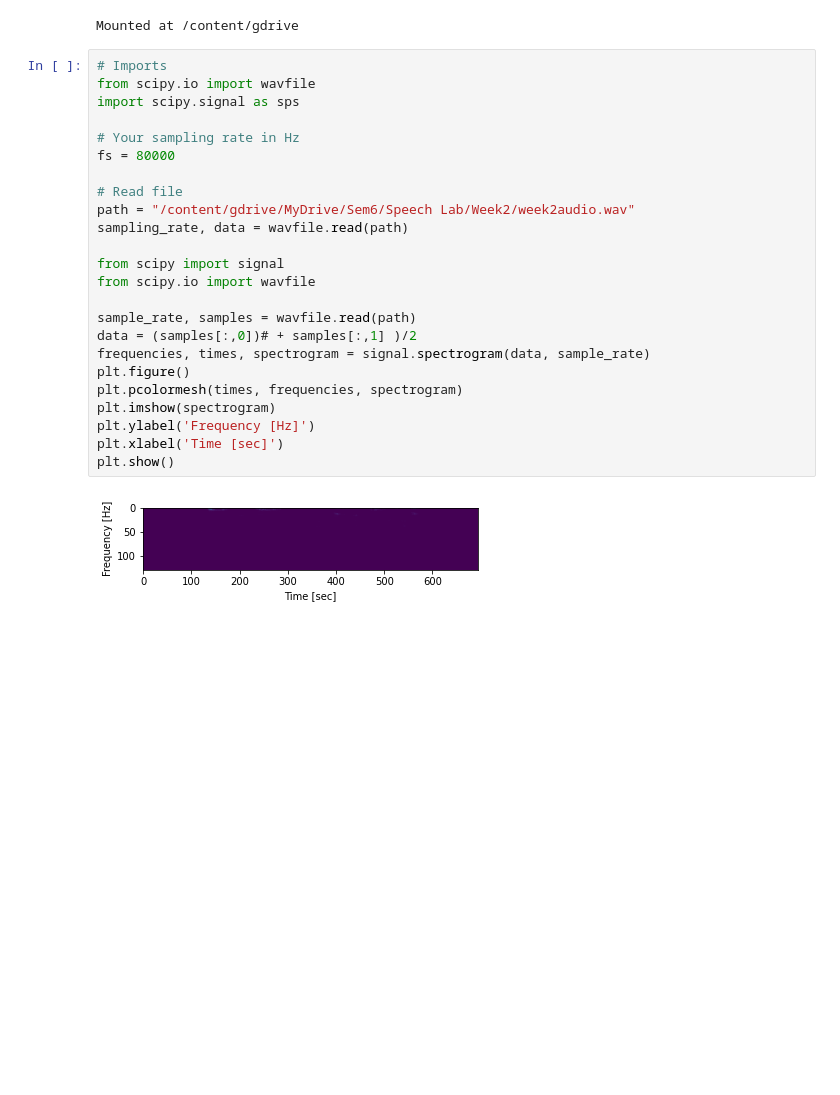
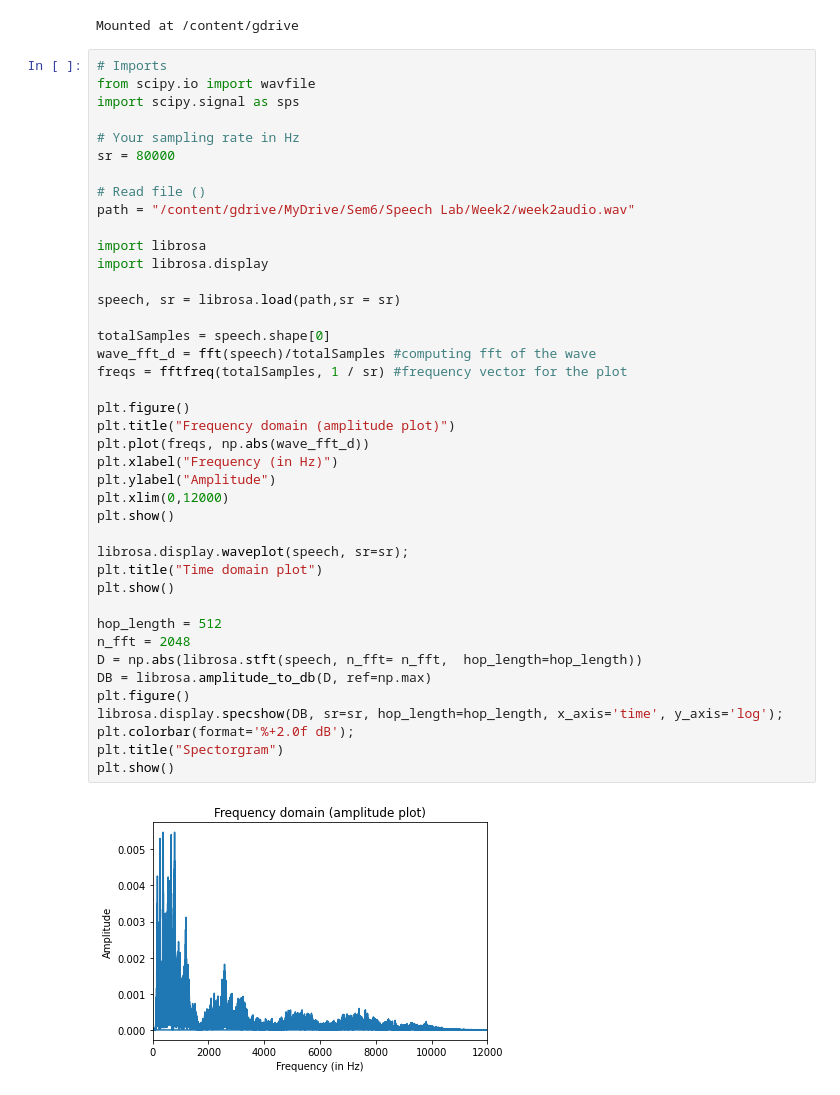
Before and after one commit to swakath/Speech_Lab, a Jupyter notebook: Week-2/Lab2.ipynb, the cells around one changed output. Saved outputs shown, nothing was run; the diff lists cells and outputs as text; blank space fills up the shorter version.

Commit message:
Week2 Update
PartD completed

```diff
--- a/Week-2/Lab2.ipynb
+++ b/Week-2/Lab2.ipynb
@@ -258,29 +258,46 @@ from google.colab import drive
 drive.mount('/content/gdrive')
 # %% [output]
 Mounted at /content/gdrive
-# %%
-# Imports
-from scipy.io import wavfile
-import scipy.signal as sps
-
-# Your sampling rate in Hz
-fs = 80000
-
-# Read file
-path = "/content/gdrive/MyDrive/Sem6/Speech Lab/Week2/week2audio.wav"
-sampling_rate, data = wavfile.read(path)
-
-from scipy import signal
-from scipy.io import wavfile
-
-sample_rate, samples = wavfile.read(path)
-data = (samples[:,0])# + samples[:,1] )/2
-frequencies, times, spectrogram = signal.spectrogram(data, sample_rate)
-plt.figure()
-plt.pcolormesh(times, frequencies, spectrogram)
-plt.imshow(spectrogram)
-plt.ylabel('Frequency [Hz]')
-plt.xlabel('Time [sec]')
-plt.show()
-# %% [output]
-[figure, removed]
+# %%
+# Imports
+from scipy.io import wavfile
+import scipy.signal as sps
+
+# Your sampling rate in Hz
+sr = 80000
+
+# Read file ()
+path = "/content/gdrive/MyDrive/Sem6/Speech Lab/Week2/week2audio.wav"
+
+import librosa
+import librosa.display
+
+speech, sr = librosa.load(path,sr = sr)
+
+totalSamples = speech.shape[0]
+wave_fft_d = fft(speech)/totalSamples #computing fft of the wave
+freqs = fftfreq(totalSamples, 1 / sr) #frequency vector for the plot
+
+plt.figure()
+plt.title("Frequency domain (amplitude plot)")
+plt.plot(freqs, np.abs(wave_fft_d))
+plt.xlabel("Frequency (in Hz)")
+plt.ylabel("Amplitude")
+plt.xlim(0,12000)
+plt.show()
+
+librosa.display.waveplot(speech, sr=sr);
+plt.title("Time domain plot")
+plt.show()
+
+hop_length = 512
+n_fft = 2048
+D = np.abs(librosa.stft(speech, n_fft= n_fft,  hop_length=hop_length))
+DB = librosa.amplitude_to_db(D, ref=np.max)
+plt.figure()
+librosa.display.specshow(DB, sr=sr, hop_length=hop_length, x_axis='time', y_axis='log');
+plt.colorbar(format='%+2.0f dB');
+plt.title("Spectorgram")
+plt.show()
+# %% [output]
+[figure, added]
```
Also changed, not shown: parts of 1 cell of this notebook.
